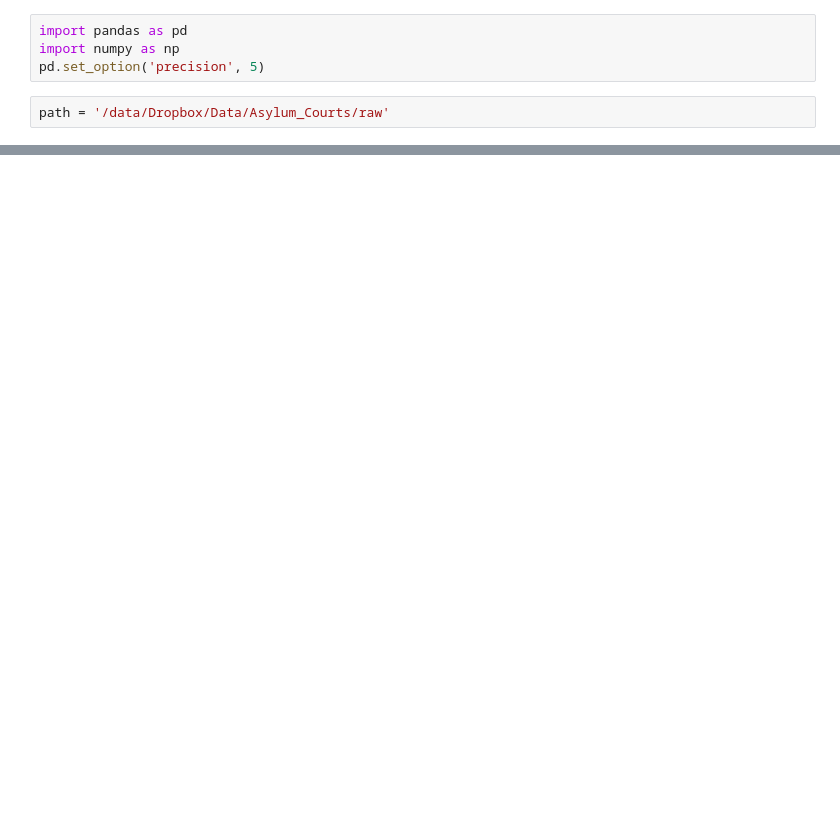
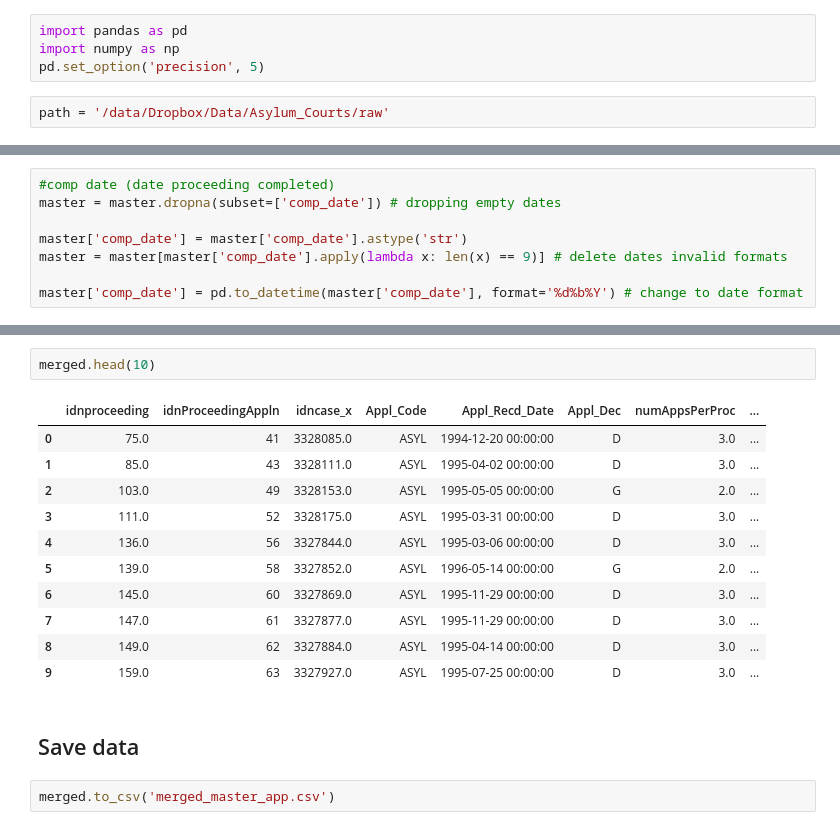
Before and after one commit to aspenyoo/refugees, a Jupyter notebook: Cleaning.ipynb, the cells around one changed output, grey strips where cells are left out. Saved outputs shown, nothing was run; the diff lists cells and outputs as text; blank space fills up the shorter version.

```diff
--- a/Cleaning.ipynb
+++ b/Cleaning.ipynb
@@ -222,0 +126,8 @@ print(r)
+# %%
+#comp date (date proceeding completed)
+master = master.dropna(subset=['comp_date']) # dropping empty dates
+
+master['comp_date'] = master['comp_date'].astype('str')
+master = master[master['comp_date'].apply(lambda x: len(x) == 9)] # delete dates invalid formats
+
+master['comp_date'] = pd.to_datetime(master['comp_date'], format='%d%b%Y') # change to date format
@@ -222,0 +215,18 @@ print(r)
+# %%
+merged.head(10)
+# %% [output]
+|  | idnproceeding | idnProceedingAppln | idncase_x | Appl_Code | Appl_Recd_Date | Appl_Dec | numAppsPerProc | ... |
+| 0 | 75.0 | 41 | 3328085.0 | ASYL | 1994-12-20 00:00:00 | D | 3.0 | ... |
+| 1 | 85.0 | 43 | 3328111.0 | ASYL | 1995-04-02 00:00:00 | D | 3.0 | ... |
+| 2 | 103.0 | 49 | 3328153.0 | ASYL | 1995-05-05 00:00:00 | G | 2.0 | ... |
+| 3 | 111.0 | 52 | 3328175.0 | ASYL | 1995-03-31 00:00:00 | D | 3.0 | ... |
+| 4 | 136.0 | 56 | 3327844.0 | ASYL | 1995-03-06 00:00:00 | D | 3.0 | ... |
+| 5 | 139.0 | 58 | 3327852.0 | ASYL | 1996-05-14 00:00:00 | G | 2.0 | ... |
+| 6 | 145.0 | 60 | 3327869.0 | ASYL | 1995-11-29 00:00:00 | D | 3.0 | ... |
+| 7 | 147.0 | 61 | 3327877.0 | ASYL | 1995-11-29 00:00:00 | D | 3.0 | ... |
+| 8 | 149.0 | 62 | 3327884.0 | ASYL | 1995-04-14 00:00:00 | D | 3.0 | ... |
+| 9 | 159.0 | 63 | 3327927.0 | ASYL | 1995-07-25 00:00:00 | D | 3.0 | ... |
+# %% [markdown]
+## Save data
+# %%
+merged.to_csv('merged_master_app.csv')
```
Also changed, not shown: parts of 63 cells of this notebook, 2 other files.
